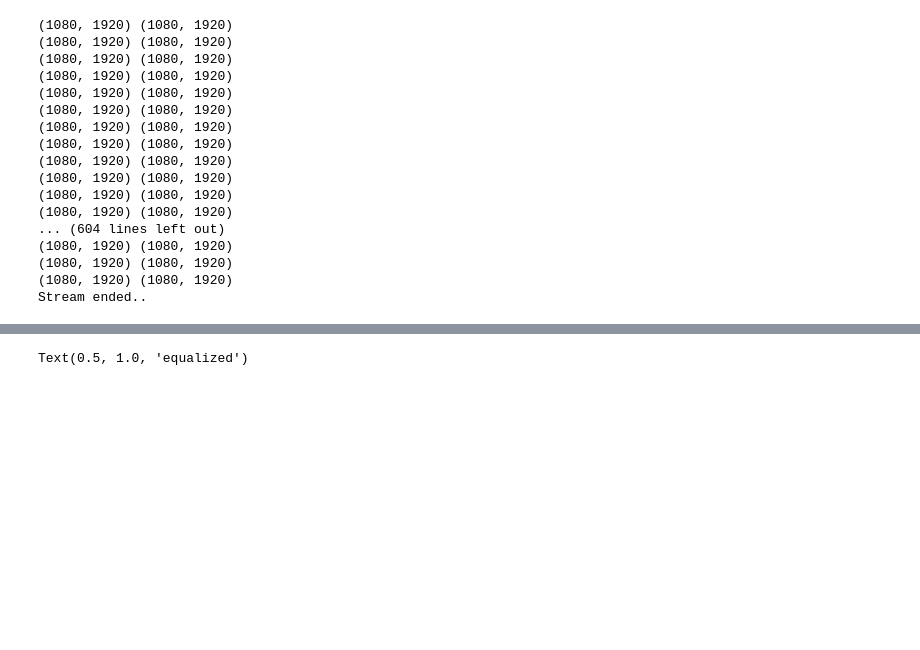
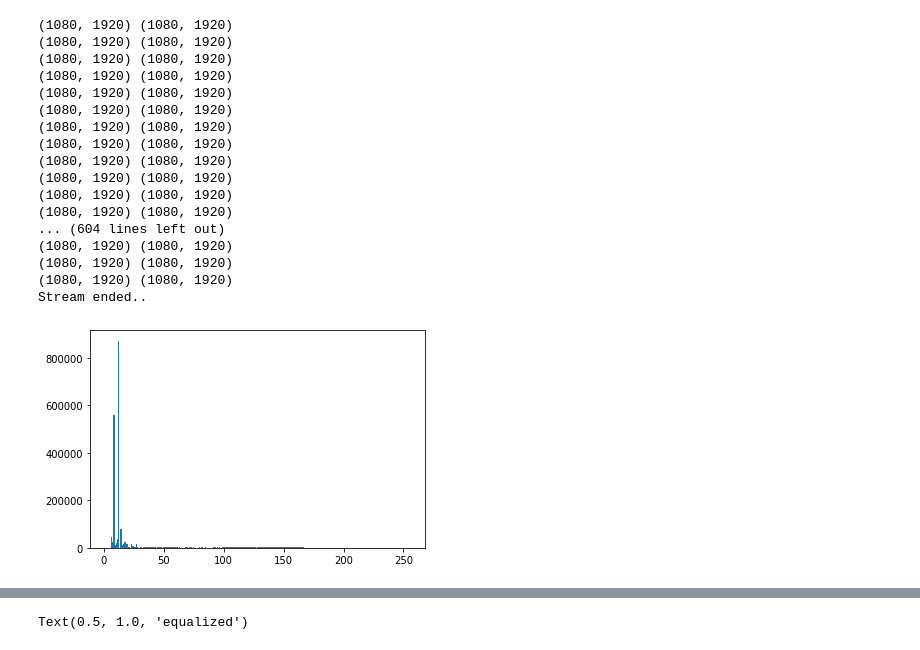
Before and after one commit to sakshikakde/Lane-Detection, a Jupyter notebook: Code/ImageCorrection.ipynb, the cells around one changed output, grey strips where cells are left out. Saved outputs shown, nothing was run; the diff lists cells and outputs as text; code cells hidden in the pictures; blank space fills up the shorter version.

```diff
--- a/Code/histogram_equalizer.ipynb
+++ b/Code/ImageCorrection.ipynb
@@ -86,0 +102,10 @@ Stream ended..
+# %%
+image_lab = cv2.cvtColor(o, cv2.COLOR_BGR2LAB)
+l, a, b = cv2.split(image_lab)
+channel = l
+channel_flat = channel.flatten()
+histogram, _ = np.histogram(channel_flat, 256, [0, 256], True)
+plt.hist(channel_flat, bins=256)
+plt.savefig("hist_adap.jpg")
+# %% [output]
+[figure, added]
```
Also changed, not shown: parts of 7 cells of this notebook, 8 other files.
